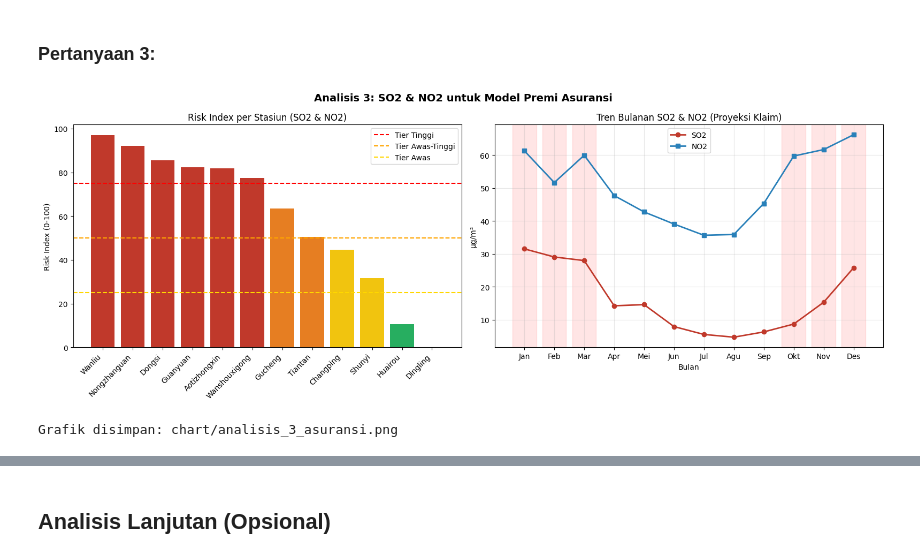
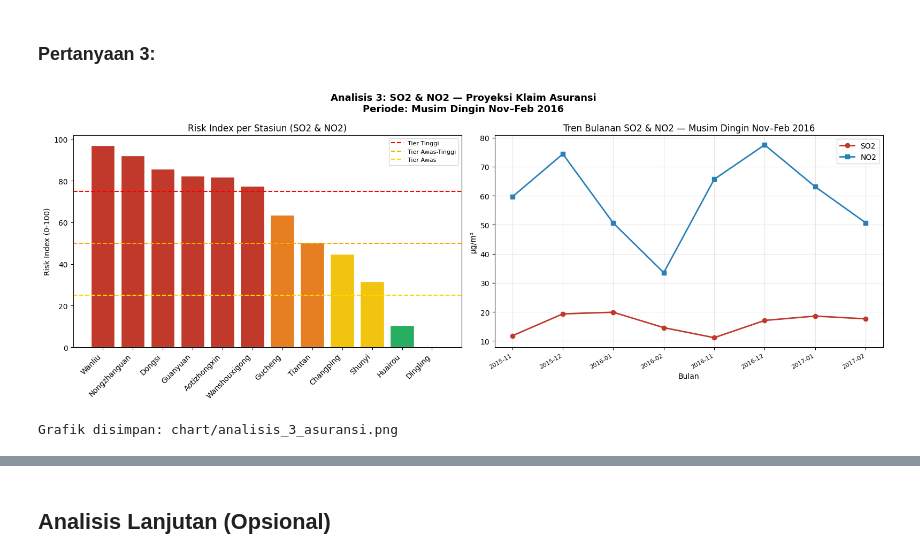
Before and after one commit to Mark2415/Fotofolio, a Jupyter notebook: Proyek_Analisis_Data.ipynb, the cells around one changed output, grey strips where cells are left out. Drawn from its saved outputs; the diff is of its cells as text; code cells hidden in the pictures.

```diff
--- a/Proyek_Analisis_Data.ipynb
+++ b/Proyek_Analisis_Data.ipynb
@@ -1176,0 +1188,9 @@ menganalisis fluktuasi senyawa SO2 dan NO2 dari kumpulan data ini untuk memodelk
+# %%
+# 3d. Tren bulanan SO2 & NO2 (dalam periode musim dingin)
+# Kita ingin mengetahui trend bulanan konsentrasi SO2 & NO2
+# selama periode musim dingin (November-Februari 2016)
+monthly_trend = df_p3.groupby('period_label')[['SO2', 'NO2']].mean().sort_index()
+bulan_label   = monthly_trend.index.tolist()
+
+print("\nTren SO2 & NO2 per Bulan — Musim Dingin Nov-Februari 2016:")
+print(monthly_trend.round(2).to_string())
@@ -1250,39 +1363,37 @@ Grafik disimpan: chart/analisis_2_logistik.png
 ### Pertanyaan 3:
 # %%
 fig, axes = plt.subplots(1, 2, figsize=(16, 6))
-fig.suptitle("Analisis 3: SO2 & NO2 untuk Model Premi Asuransi", fontsize=14, fontweight='bold')
+fig.suptitle(
+    "Analisis 3: SO2 & NO2 — Proyeksi Klaim Asuransi\n"
+    "Periode: Musim Dingin Nov–Feb 2016",
+    fontsize=13, fontweight='bold'
+)
 
-# Risk index & premi per stasiun
 risk_sorted = risk_index.sort_values(ascending=False)
-bar_colors = ['#c0392b' if s >= 75 else '#e67e22' if s >= 50
-  else '#f1c40f' if s >= 25 else '#27ae60'
-  for s in risk_sorted]
-axes[0].bar(risk_sorted.index, risk_sorted.values, color=bar_colors)
+bar_colors  = ['#c0392b' if s >= 75 else '#e67e22' if s >= 50
+               else '#f1c40f' if s >= 25 else '#27ae60' for s in risk_sorted]
+axes[0].bar(risk_sorted.index, risk_sorted.values, color=bar_colors, edgecolor='white')
 axes[0].set_title("Risk Index per Stasiun (SO2 & NO2)")
 axes[0].set_ylabel("Risk Index (0-100)")
 axes[0].set_xticklabels(risk_sorted.index, rotation=45, ha='right')
 axes[0].axhline(y=75, color='red',    linestyle='--', label='Tier Tinggi')
 axes[0].axhline(y=50, color='orange', linestyle='--', label='Tier Awas-Tinggi')
 axes[0].axhline(y=25, color='gold',   linestyle='--', label='Tier Awas')
-axes[0].legend()
+axes[0].legend(fontsize=8)
 
-# Tren bulanan
-axes[1].plot(monthly_trend.index, monthly_trend['SO2'], label='SO2', color='#c0392b', linewidth=2, marker='o')
-axes[1].plot(monthly_trend.index, monthly_trend['NO2'], label='NO2', color='#2980b9', linewidth=2, marker='s')
-axes[1].set_title("Tren Bulanan SO2 & NO2 (Proyeksi Klaim)")
-axes[1].set_xlabel("Bulan")
-axes[1].set_ylabel("µg/m³")
-axes[1].set_xticks(range(1, 13))
-axes[1].set_xticklabels([bulan[m] for m in range(1, 13)])
-axes[1].legend()
-axes[1].grid(alpha=0.3)
-for m in high_risk_months:
-    axes[1].axvspan(m - 0.4, m + 0.4, alpha=0.1, color='red')
+axes[1].plot(bulan_label, monthly_trend['SO2'].values, label='SO2',
+             color='#c0392b', linewidth=2, marker='o')
+axes[1].plot(bulan_label, monthly_trend['NO2'].values, label='NO2',
+             color='#2980b9', linewidth=2, marker='s')
+axes[1].set_title("Tren Bulanan SO2 & NO2 — Musim Dingin Nov–Feb 2016")
+axes[1].set_xlabel("Bulan"); axes[1].set_ylabel("µg/m³")
+axes[1].set_xticklabels(bulan_label, rotation=30, ha='right', fontsize=8)
+axes[1].legend(); axes[1].grid(alpha=0.3)
 
 plt.tight_layout()
 plt.savefig("chart/analisis_3_asuransi.png", dpi=150, bbox_inches='tight')
 plt.show()
 print("\nGrafik disimpan: chart/analisis_3_asuransi.png")
 # %% [output]
-[figure, old version]
+[figure, new version]
 Grafik disimpan: chart/analisis_3_asuransi.png
```
Also changed, not shown: parts of 34 cells of this notebook, 11 other files.
